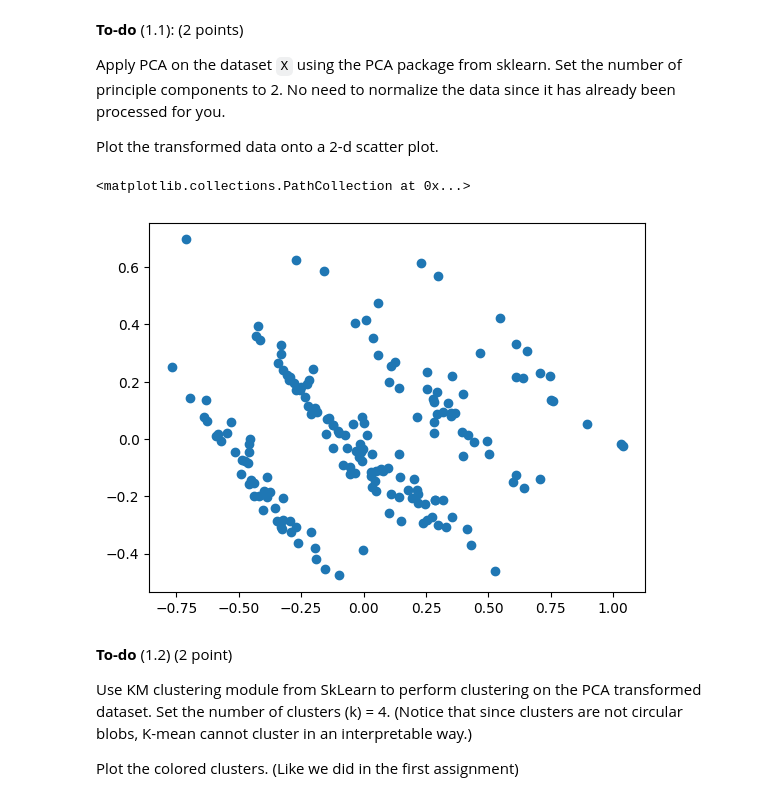
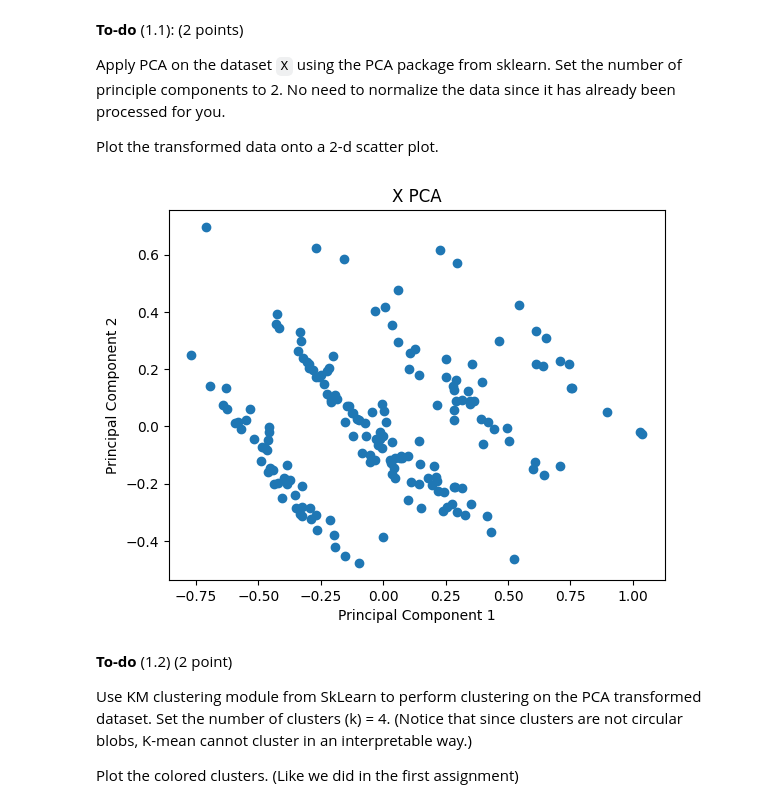
Before and after one commit to siakhorsand/Kmeans, a Jupyter notebook: A2/A2.ipynb, the cells around one changed output. Saved outputs shown, nothing was run; the diff lists cells and outputs as text; code cells hidden in the pictures.

```diff
--- a/A2/A2.ipynb
+++ b/A2/A2.ipynb
@@ -61,10 +61,13 @@ Plot the transformed data onto a 2-d scatter plot.
 # %%
 #1.1
 X_pca = PCA(n_components = 2)
 plt.scatter(X_pca.fit_transform(X)[:,0], X_pca.fit_transform(X)[:,1])
+plt.xlabel('Principal Component 1')
+plt.ylabel('Principal Component 2')
+plt.title('X PCA')
+plt.show()
 # %% [output]
-<matplotlib.collections.PathCollection at 0x...>
-[figure, old version]
+[figure, new version]
 # %% [markdown]
 **To-do** (1.2) (2 point)
 
```
Also changed, not shown: parts of 1 cell of this notebook.
